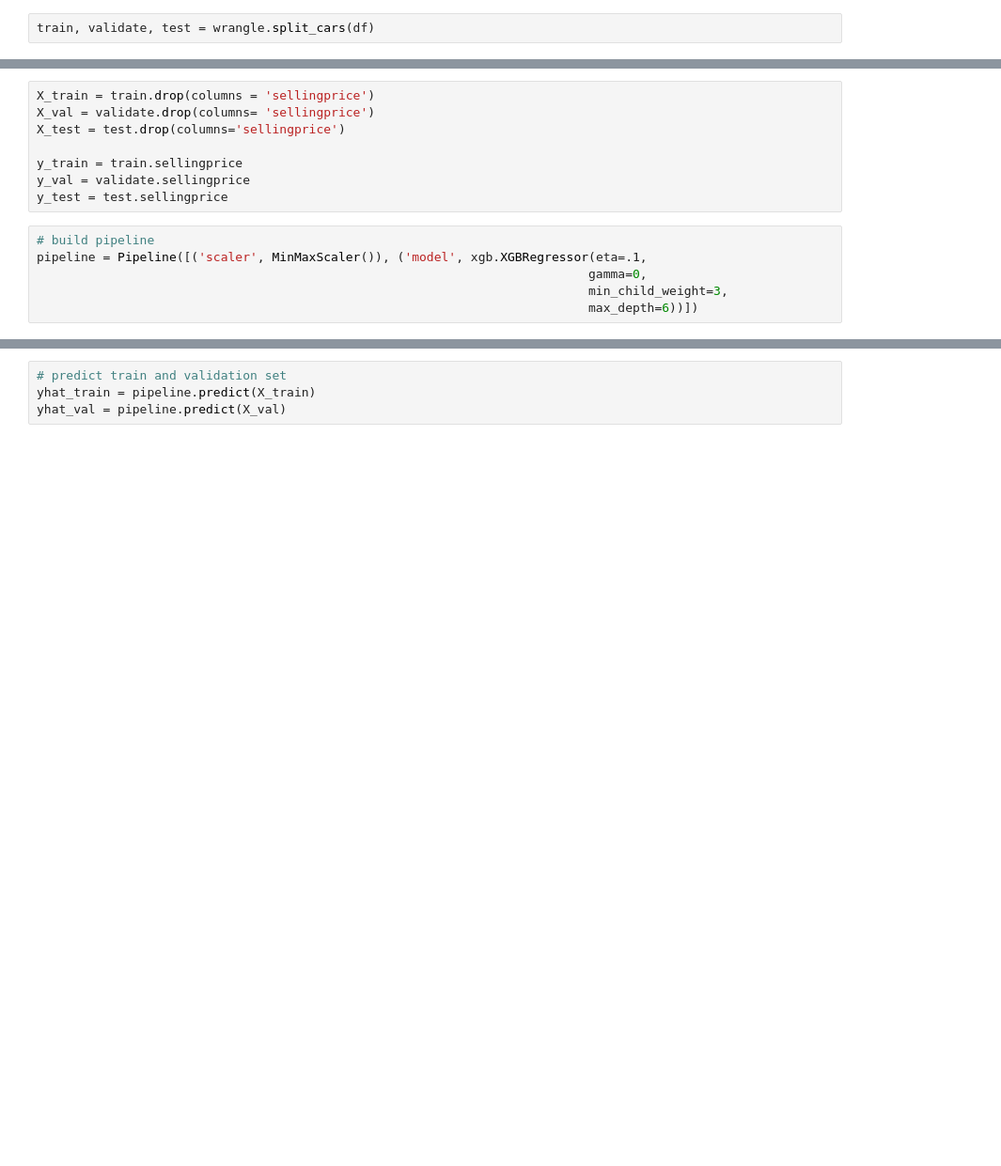
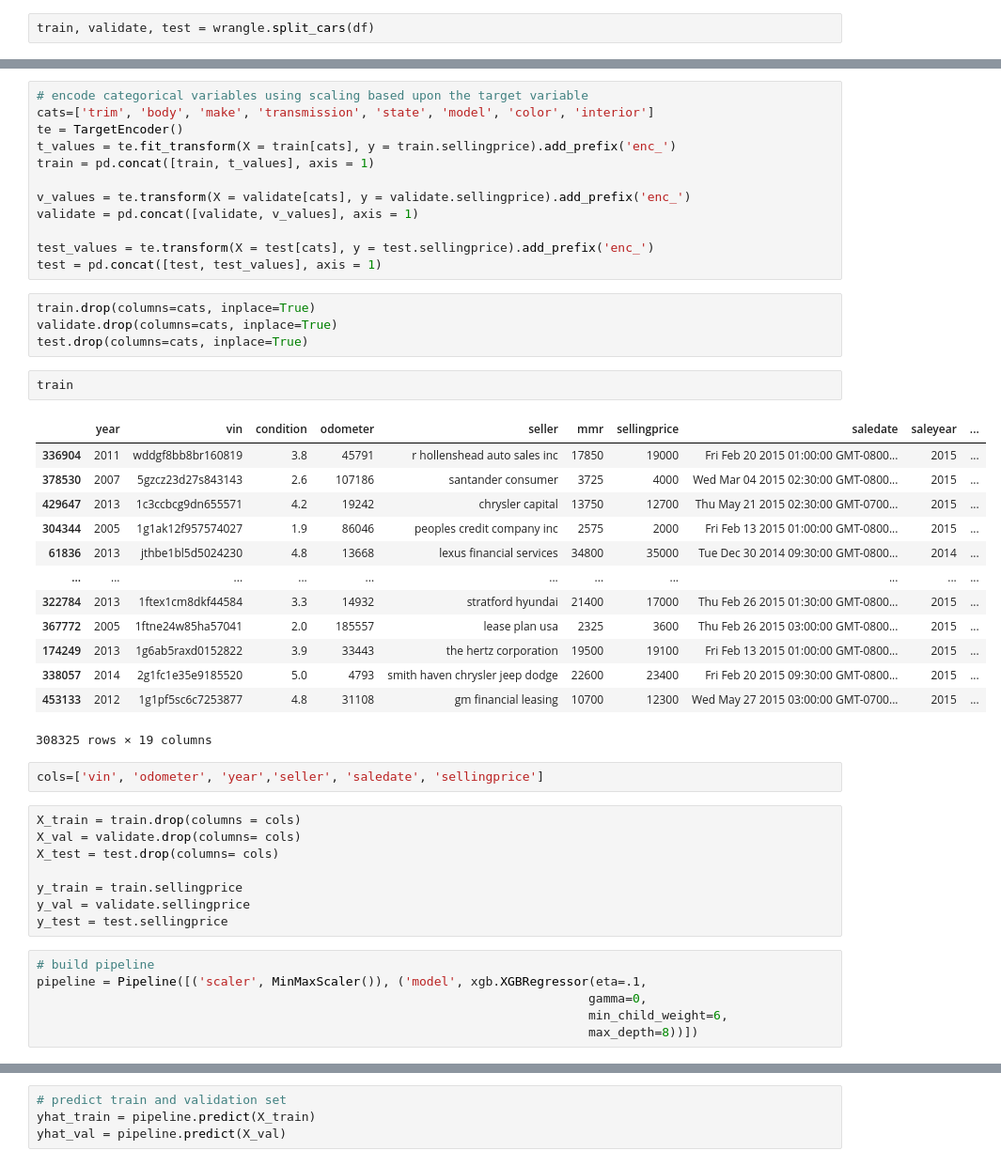
Before and after one commit to DanChurchill/car_price_predictor, a Jupyter notebook: final_report.ipynb, the cells around one changed output, grey strips where cells are left out. Shown: that part at 94% size. Saved outputs shown, nothing was run; the diff lists cells and outputs as text; blank space fills up the shorter version.

```diff
--- a/final_report.ipynb
+++ b/final_report.ipynb
@@ -55,7 +68,41 @@ train, validate, test = wrangle.split_cars(df)
+# %%
+# encode categorical variables using scaling based upon the target variable
+cats=['trim', 'body', 'make', 'transmission', 'state', 'model', 'color', 'interior']
+te = TargetEncoder()
+t_values = te.fit_transform(X = train[cats], y = train.sellingprice).add_prefix('enc_')
+train = pd.concat([train, t_values], axis = 1)
+
+v_values = te.transform(X = validate[cats], y = validate.sellingprice).add_prefix('enc_')
+validate = pd.concat([validate, v_values], axis = 1)
+
+test_values = te.transform(X = test[cats], y = test.sellingprice).add_prefix('enc_')
+test = pd.concat([test, test_values], axis = 1)
+# %%
+train.drop(columns=cats, inplace=True)
+validate.drop(columns=cats, inplace=True)
+test.drop(columns=cats, inplace=True)
+# %%
+train
+# %% [output]
+|  | year | vin | condition | odometer | seller | mmr | sellingprice | saledate | saleyear | ... |
+| 336904 | 2011 | wddgf8bb8br160819 | 3.8 | 45791 | r hollenshead auto sales inc | 17850 | 19000 | Fri Feb 20 2015 01:00:00 GMT-0800... | 2015 | ... |
+| 378530 | 2007 | 5gzcz23d27s843143 | 2.6 | 107186 | santander consumer | 3725 | 4000 | Wed Mar 04 2015 02:30:00 GMT-0800... | 2015 | ... |
+| 429647 | 2013 | 1c3ccbcg9dn655571 | 4.2 | 19242 | chrysler capital | 13750 | 12700 | Thu May 21 2015 02:30:00 GMT-0700... | 2015 | ... |
+| 304344 | 2005 | 1g1ak12f957574027 | 1.9 | 86046 | peoples credit company inc | 2575 | 2000 | Fri Feb 13 2015 01:00:00 GMT-0800... | 2015 | ... |
+| 61836 | 2013 | jthbe1bl5d5024230 | 4.8 | 13668 | lexus financial services | 34800 | 35000 | Tue Dec 30 2014 09:30:00 GMT-0800... | 2014 | ... |
+| ... | ... | ... | ... | ... | ... | ... | ... | ... | ... | ... |
+| 322784 | 2013 | 1ftex1cm8dkf44584 | 3.3 | 14932 | stratford hyundai | 21400 | 17000 | Thu Feb 26 2015 01:30:00 GMT-0800... | 2015 | ... |
+| 367772 | 2005 | 1ftne24w85ha57041 | 2.0 | 185557 | lease plan usa | 2325 | 3600 | Thu Feb 26 2015 03:00:00 GMT-0800... | 2015 | ... |
+| 174249 | 2013 | 1g6ab5raxd0152822 | 3.9 | 33443 | the hertz corporation | 19500 | 19100 | Fri Feb 13 2015 01:00:00 GMT-0800... | 2015 | ... |
+| 338057 | 2014 | 2g1fc1e35e9185520 | 5.0 | 4793 | smith haven chrysler jeep dodge | 22600 | 23400 | Fri Feb 20 2015 09:30:00 GMT-0800... | 2015 | ... |
+| 453133 | 2012 | 1g1pf5sc6c7253877 | 4.8 | 31108 | gm financial leasing | 10700 | 12300 | Wed May 27 2015 03:00:00 GMT-0700... | 2015 | ... |
+308325 rows × 19 columns
+# %%
+cols=['vin', 'odometer', 'year','seller', 'saledate', 'sellingprice']
 # %%
-X_train = train.drop(columns = 'sellingprice')
-X_val = validate.drop(columns= 'sellingprice')
-X_test = test.drop(columns='sellingprice')
+X_train = train.drop(columns = cols)
+X_val = validate.drop(columns= cols)
+X_test = test.drop(columns= cols)
 
 y_train = train.sellingprice
 y_val = validate.sellingprice
@@ -64,8 +111,8 @@ y_test = test.sellingprice
 # build pipeline
 pipeline = Pipeline([('scaler', MinMaxScaler()), ('model', xgb.XGBRegressor(eta=.1,
                                                                            gamma=0,
-                                                                           min_child_weight=3,
-                                                                           max_depth=6))])
+                                                                           min_child_weight=6,
+                                                                           max_depth=8))])
 # %%
 # fit model
 pipeline.fit(X_train, y_train)
```
Also changed, not shown: parts of 10 cells of this notebook, 2 other files.
